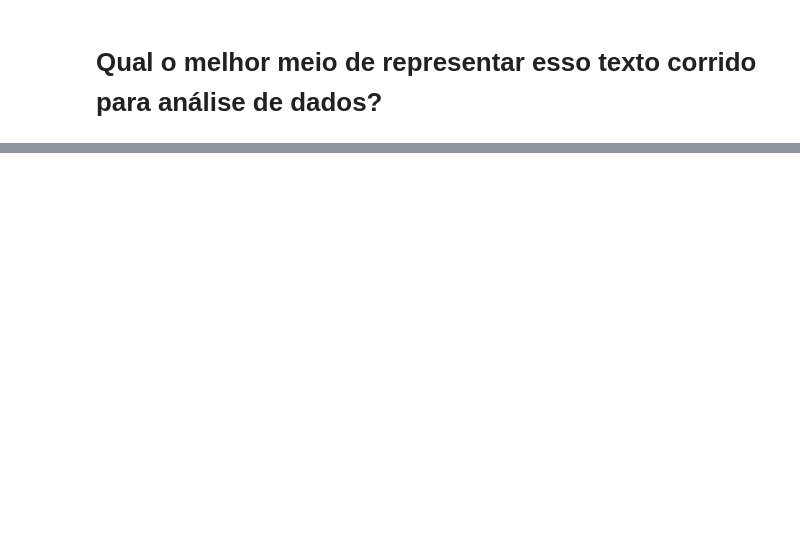
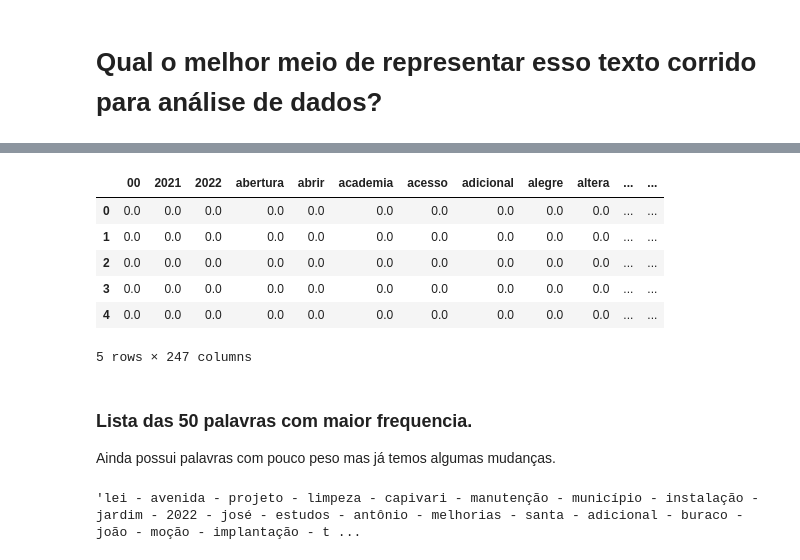
Before and after one commit to leoferro/analise_textual_capivari, a Jupyter notebook: Transformacao.ipynb, the cells around one changed output, grey strips where cells are left out. Drawn from its saved outputs; the diff is of its cells as text; code cells hidden in the pictures; blank space fills up the shorter version.

```diff
--- a/Transformacao.ipynb
+++ b/Transformacao.ipynb
@@ -48,0 +80,26 @@ Name: Assunto, Length: 1500, dtype: object
+# %%
+tfidf = TfidfVectorizer(
+    stop_words = stopwords.words('portuguese'),
+    min_df = .01,
+    max_df = .1
+    )
+vec   = tfidf.fit_transform(df.Assunto)
+
+out_vec = pd.DataFrame(vec.toarray(), columns = tfidf.get_feature_names_out())
+out_vec.head()
+# %% [output]
+|  | 00 | 2021 | 2022 | abertura | abrir | academia | acesso | adicional | alegre | altera | ... | ... |
+| 0 | 0.0 | 0.0 | 0.0 | 0.0 | 0.0 | 0.0 | 0.0 | 0.0 | 0.0 | 0.0 | ... | ... |
+| 1 | 0.0 | 0.0 | 0.0 | 0.0 | 0.0 | 0.0 | 0.0 | 0.0 | 0.0 | 0.0 | ... | ... |
+| 2 | 0.0 | 0.0 | 0.0 | 0.0 | 0.0 | 0.0 | 0.0 | 0.0 | 0.0 | 0.0 | ... | ... |
+| 3 | 0.0 | 0.0 | 0.0 | 0.0 | 0.0 | 0.0 | 0.0 | 0.0 | 0.0 | 0.0 | ... | ... |
+| 4 | 0.0 | 0.0 | 0.0 | 0.0 | 0.0 | 0.0 | 0.0 | 0.0 | 0.0 | 0.0 | ... | ... |
+5 rows × 247 columns
+# %% [markdown]
+### Lista das 50 palavras com maior frequencia.
+
+Ainda possui palavras com pouco peso mas já temos algumas mudanças.
+# %%
+" - ".join(pd.DataFrame(out_vec.agg(['mean']).T.sort_values('mean',ascending=False)).head(50).index.to_list())
+# %% [output]
+'lei - avenida - projeto - limpeza - capivari - manutenção - município - instalação - jardim - 2022 - josé - estudos - antônio - melhorias - santa - adicional - buraco - joão - moção - implantação - t ...
```
Also changed, not shown: parts of 18 cells of this notebook.
